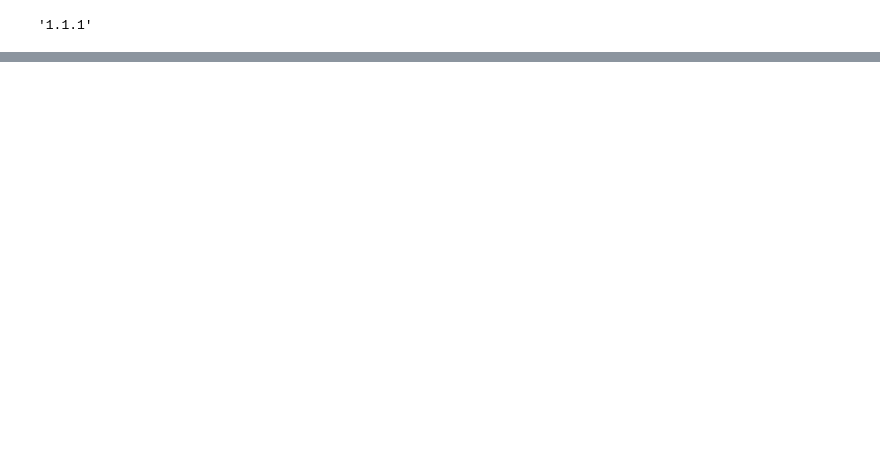
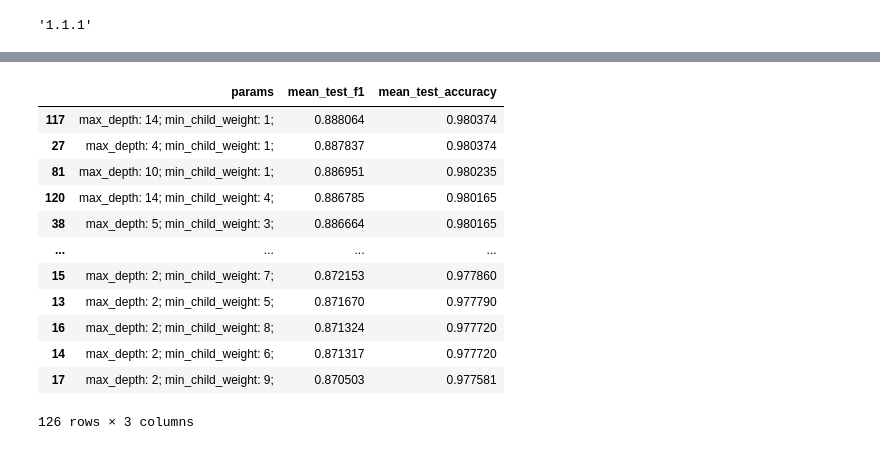
Before and after one commit to aribault/pulsar_classification, a Jupyter notebook: scripts/training.ipynb, the cells around one changed output, grey strips where cells are left out. Drawn from its saved outputs; the diff is of its cells as text; code cells hidden in the pictures; blank space fills up the shorter version.

```diff
--- a/scripts/training.ipynb
+++ b/scripts/training.ipynb
@@ -727,7 +722,7 @@ XGBClassifier(base_score=None, booster=None, colsample_bylevel=None,
               tree_method=None, validate_parameters=None, verbosity=None)
 # %%
 %%time
-params_grid_v2 = {'max_depth': range(1, 10),
+params_grid_v2 = {'max_depth': range(1, 15),
                'min_child_weight': range(1, 10)}
 bst_cv_2 = GridSearchCV(xgb_clf, param_grid=params_grid_v2, scoring=["f1", "accuracy"], refit="f1", verbose=2)
 bst_cv_2.fit(X_train_scaled, y_train)
@@ -783,3 +797,19 @@ bst_cv_2.best_estimator_.get_params()
  'validate_parameters': 1,
  'verbosity': None,
  'eta': 0.1}
+# %%
+get_cv_df(bst_cv_2).sort_values(['mean_test_f1', 'mean_test_accuracy'], ascending=False)
+# %% [output]
+|  | params | mean_test_f1 | mean_test_accuracy |
+| 117 | max_depth: 14; min_child_weight: 1; | 0.888064 | 0.980374 |
+| 27 | max_depth: 4; min_child_weight: 1; | 0.887837 | 0.980374 |
+| 81 | max_depth: 10; min_child_weight: 1; | 0.886951 | 0.980235 |
+| 120 | max_depth: 14; min_child_weight: 4; | 0.886785 | 0.980165 |
+| 38 | max_depth: 5; min_child_weight: 3; | 0.886664 | 0.980165 |
+| ... | ... | ... | ... |
+| 15 | max_depth: 2; min_child_weight: 7; | 0.872153 | 0.977860 |
+| 13 | max_depth: 2; min_child_weight: 5; | 0.871670 | 0.977790 |
+| 16 | max_depth: 2; min_child_weight: 8; | 0.871324 | 0.977720 |
+| 14 | max_depth: 2; min_child_weight: 6; | 0.871317 | 0.977720 |
+| 17 | max_depth: 2; min_child_weight: 9; | 0.870503 | 0.977581 |
+126 rows × 3 columns
```
Also changed, not shown: parts of 37 cells of this notebook.
